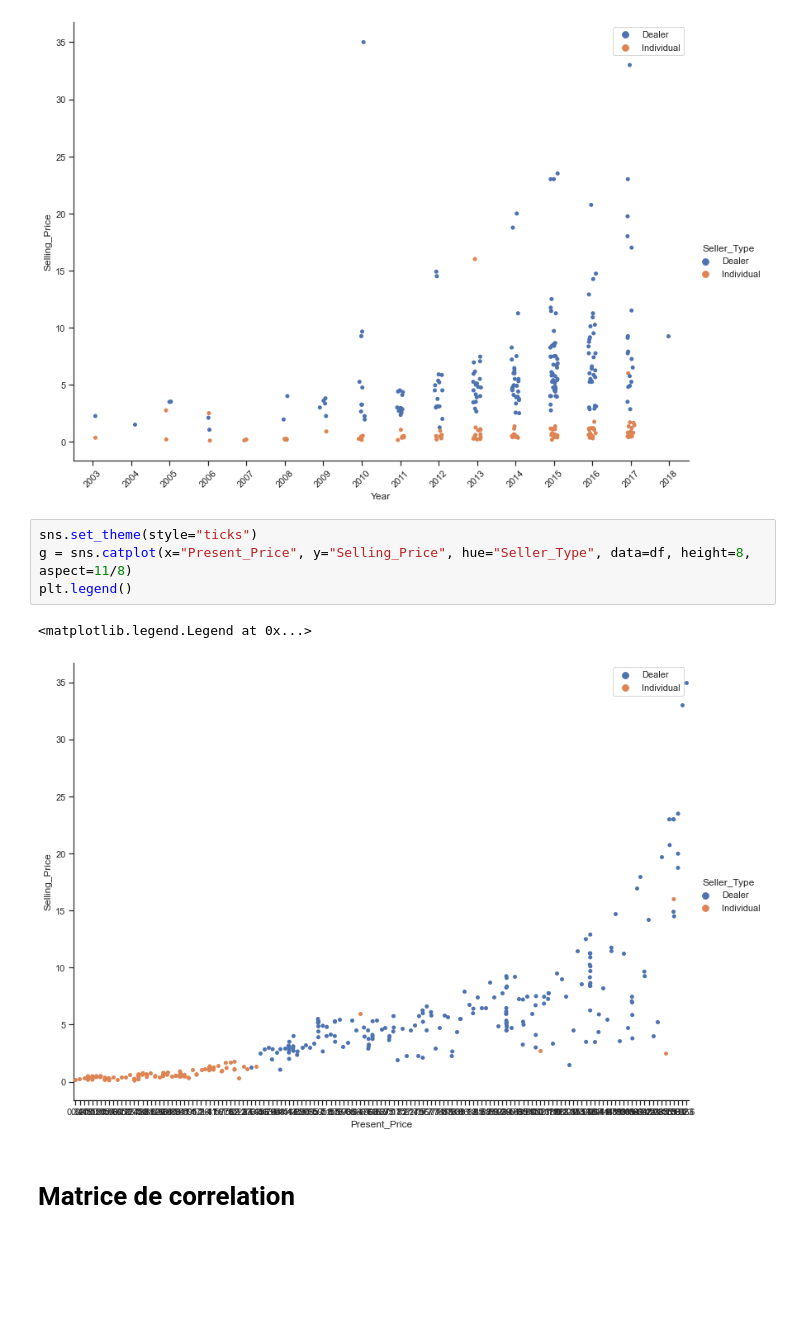
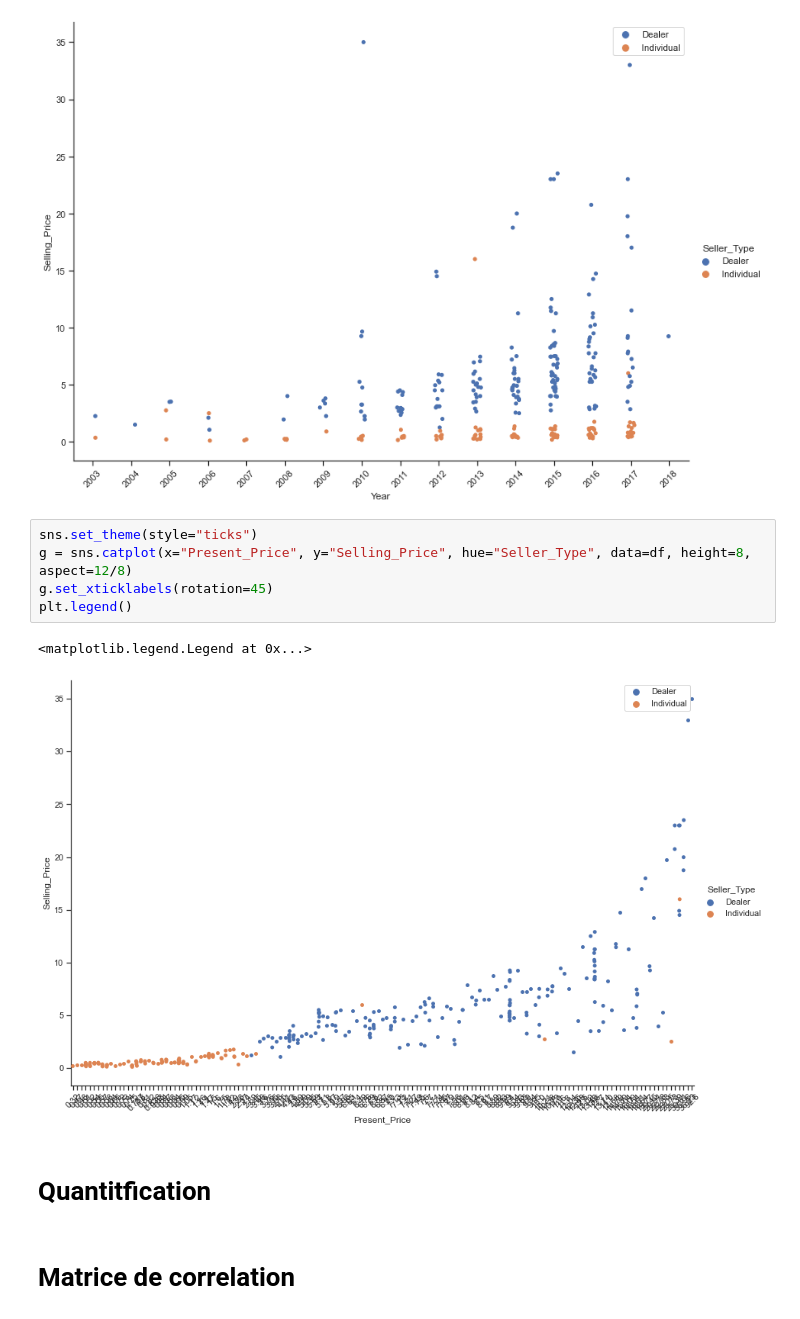
Before and after one commit to beaucourt-benoit/U1_New_Car, a Jupyter notebook: New_Car.ipynb, the cells around one changed output. Saved outputs shown, nothing was run; the diff lists cells and outputs as text; blank space fills up the shorter version.

```diff
--- a/New_Car.ipynb
+++ b/New_Car.ipynb
@@ -74,11 +74,14 @@ plt.legend()
 [figure]
 # %%
 sns.set_theme(style="ticks")
-g = sns.catplot(x="Present_Price", y="Selling_Price", hue="Seller_Type", data=df, height=8, aspect=11/8)
+g = sns.catplot(x="Present_Price", y="Selling_Price", hue="Seller_Type", data=df, height=8, aspect=12/8)
+g.set_xticklabels(rotation=45)
 plt.legend()
 # %% [output]
 <matplotlib.legend.Legend at 0x...>
-[figure, old version]
+[figure, new version]
+# %% [markdown]
+# Quantitfication
 # %% [markdown]
 # Matrice de correlation
 # %%
```
Also changed, not shown: parts of 1 cell of this notebook.
